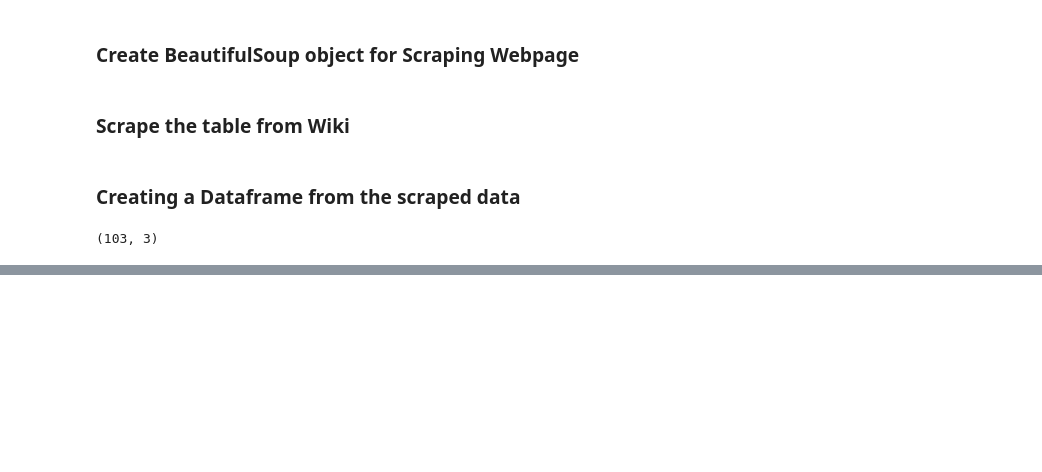
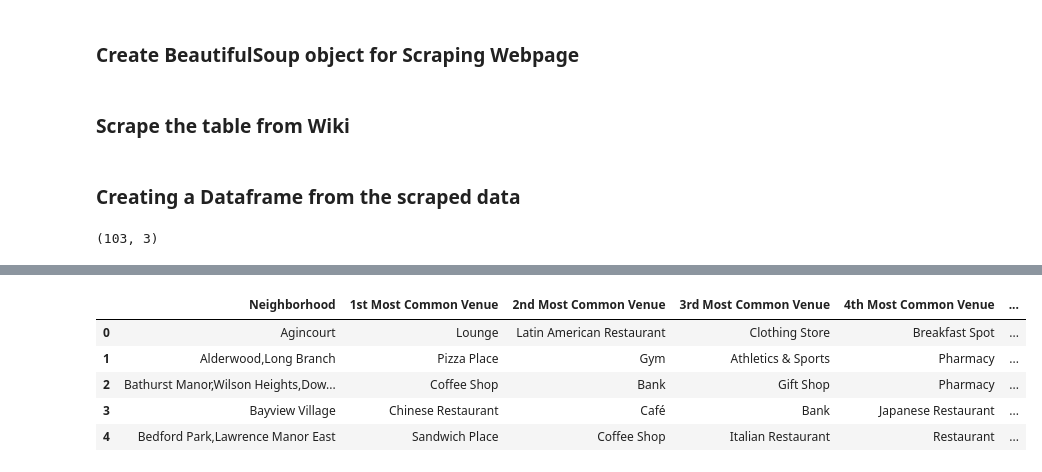
Before and after one commit to Jdev-08/Coursera_Capstone, a Jupyter notebook: Coursera_Capstone.ipynb, the cells around one changed output, grey strips where cells are left out. Saved outputs shown, nothing was run; the diff lists cells and outputs as text; code cells hidden in the pictures; blank space fills up the shorter version.

```diff
--- a/Coursera_Capstone.ipynb
+++ b/Coursera_Capstone.ipynb
@@ -100,0 +266,9 @@ DF.shape
+# %%
+neighborhoods_venues_sorted.head()
+# %% [output]
+|  | Neighborhood | 1st Most Common Venue | 2nd Most Common Venue | 3rd Most Common Venue | 4th Most Common Venue | ... |
+| 0 | Agincourt | Lounge | Latin American Restaurant | Clothing Store | Breakfast Spot | ... |
+| 1 | Alderwood,Long Branch | Pizza Place | Gym | Athletics & Sports | Pharmacy | ... |
+| 2 | Bathurst Manor,Wilson Heights,Dow... | Coffee Shop | Bank | Gift Shop | Pharmacy | ... |
+| 3 | Bayview Village | Chinese Restaurant | Café | Bank | Japanese Restaurant | ... |
+| 4 | Bedford Park,Lawrence Manor East | Sandwich Place | Coffee Shop | Italian Restaurant | Restaurant | ... |
```
Also changed, not shown: parts of 27 cells of this notebook.
